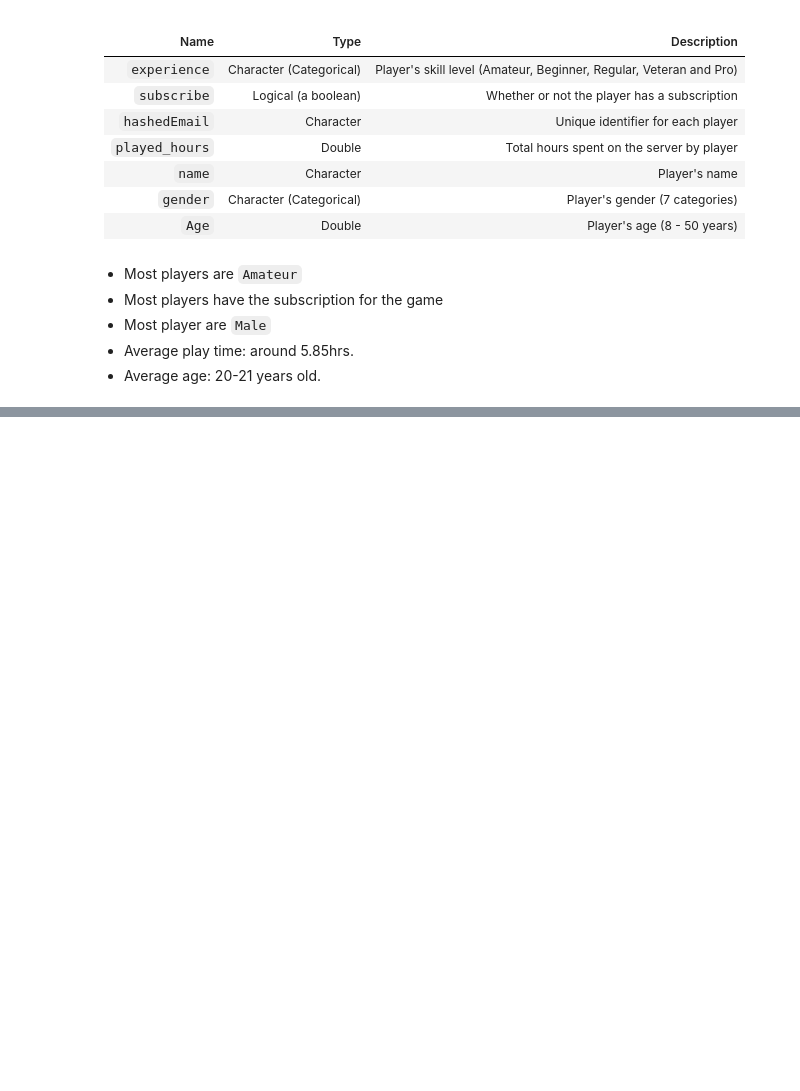
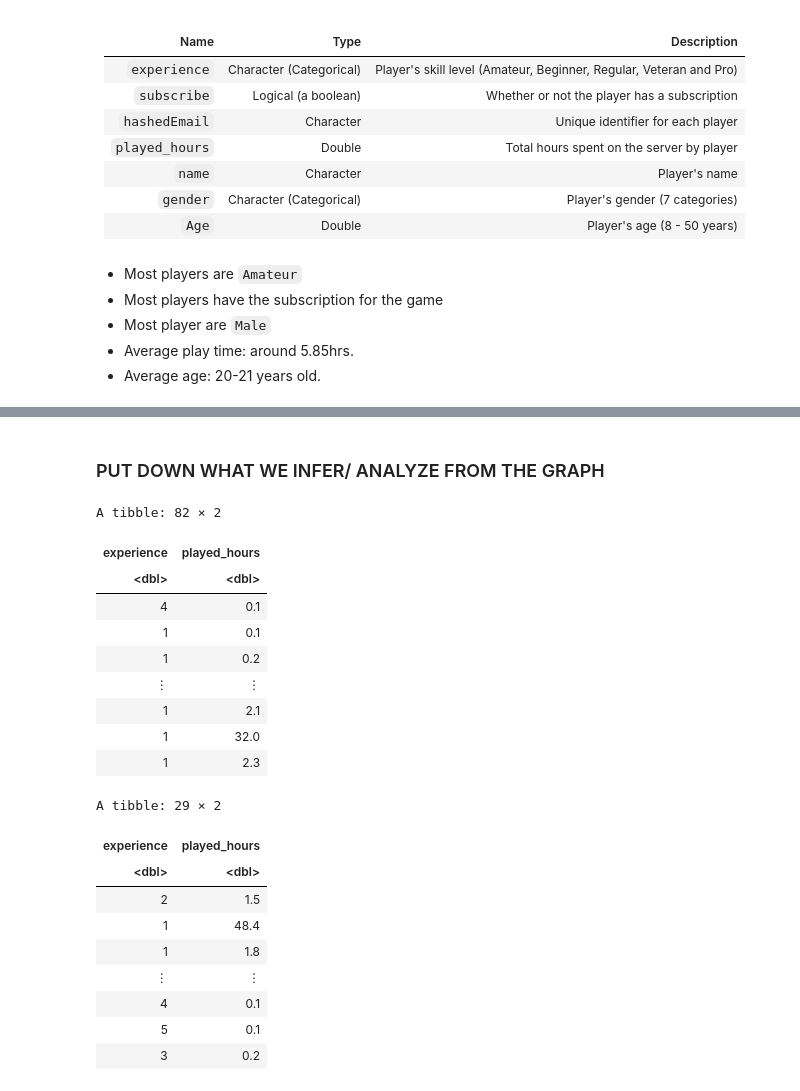
Before and after one commit to bhxxmika/DSCI-Group-Project-, a Jupyter notebook: Group_project.ipynb, the cells around one changed output, grey strips where cells are left out. Drawn from its saved outputs; the diff is of its cells as text; code cells hidden in the pictures; blank space fills up the shorter version.

```diff
--- a/Group_project.ipynb
+++ b/Group_project.ipynb
@@ -36,0 +149,30 @@ To address this question, the players.csv dataset was used. This dataset was sel
+# %% [markdown]
+### PUT DOWN WHAT WE INFER/ ANALYZE FROM THE GRAPH
+# %%
+players_split <- players_tidy |>
+                    initial_split(prop = 0.75, strata = played_hours)
+players_training <- training(players_split)
+players_testing <- testing(players_split)
+players_training
+players_testing
+# %% [output]
+A tibble: 82 × 2
+| experience | played_hours |
+| <dbl> | <dbl> |
+| 4 | 0.1 |
+| 1 | 0.1 |
+| 1 | 0.2 |
+| ⋮ | ⋮ |
+| 1 | 2.1 |
+| 1 | 32.0 |
+| 1 | 2.3 |
+A tibble: 29 × 2
+| experience | played_hours |
+| <dbl> | <dbl> |
+| 2 | 1.5 |
+| 1 | 48.4 |
+| 1 | 1.8 |
+| ⋮ | ⋮ |
+| 4 | 0.1 |
+| 5 | 0.1 |
+| 3 | 0.2 |
```
Also changed, not shown: parts of 7 cells of this notebook.
